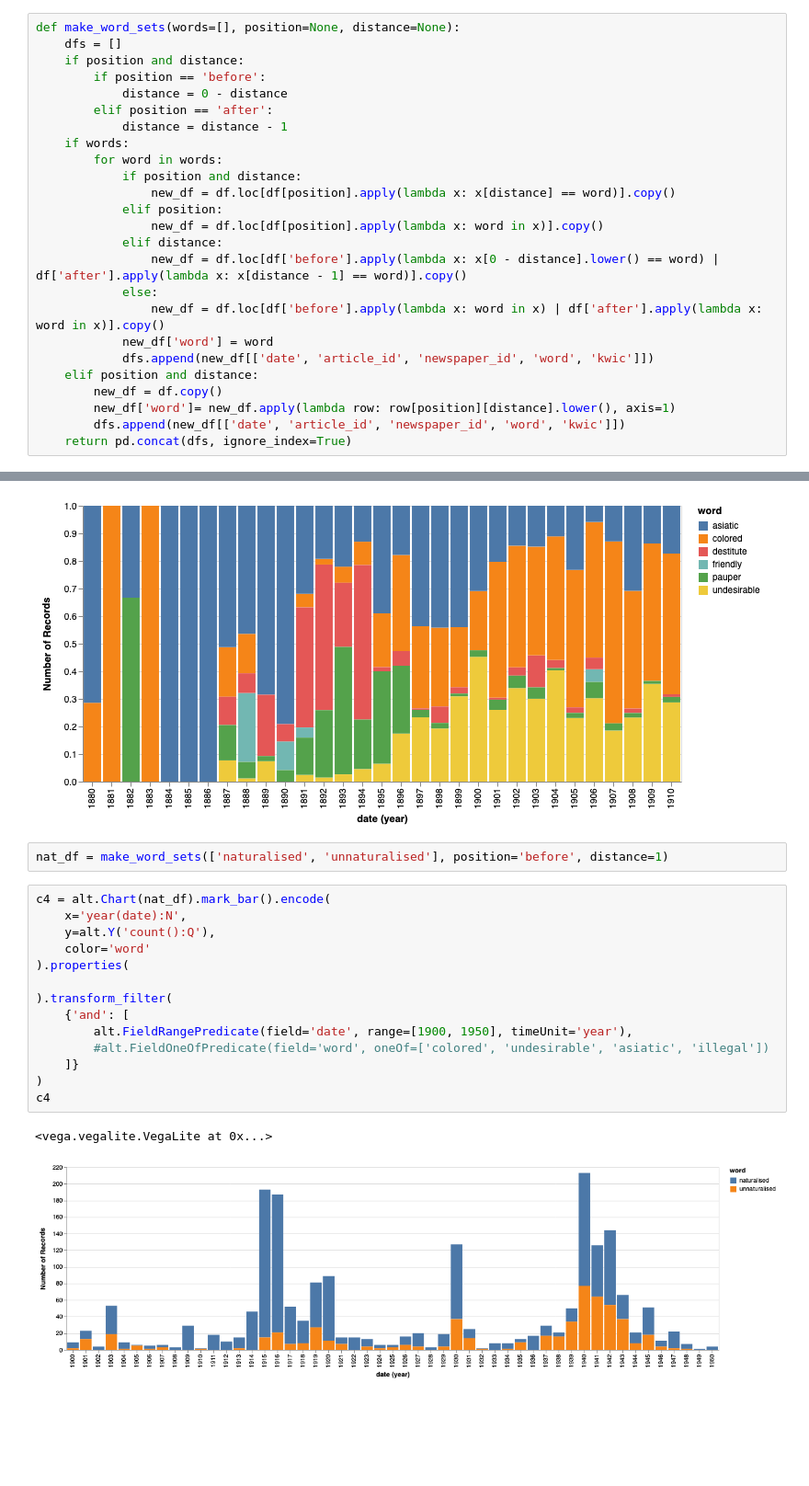
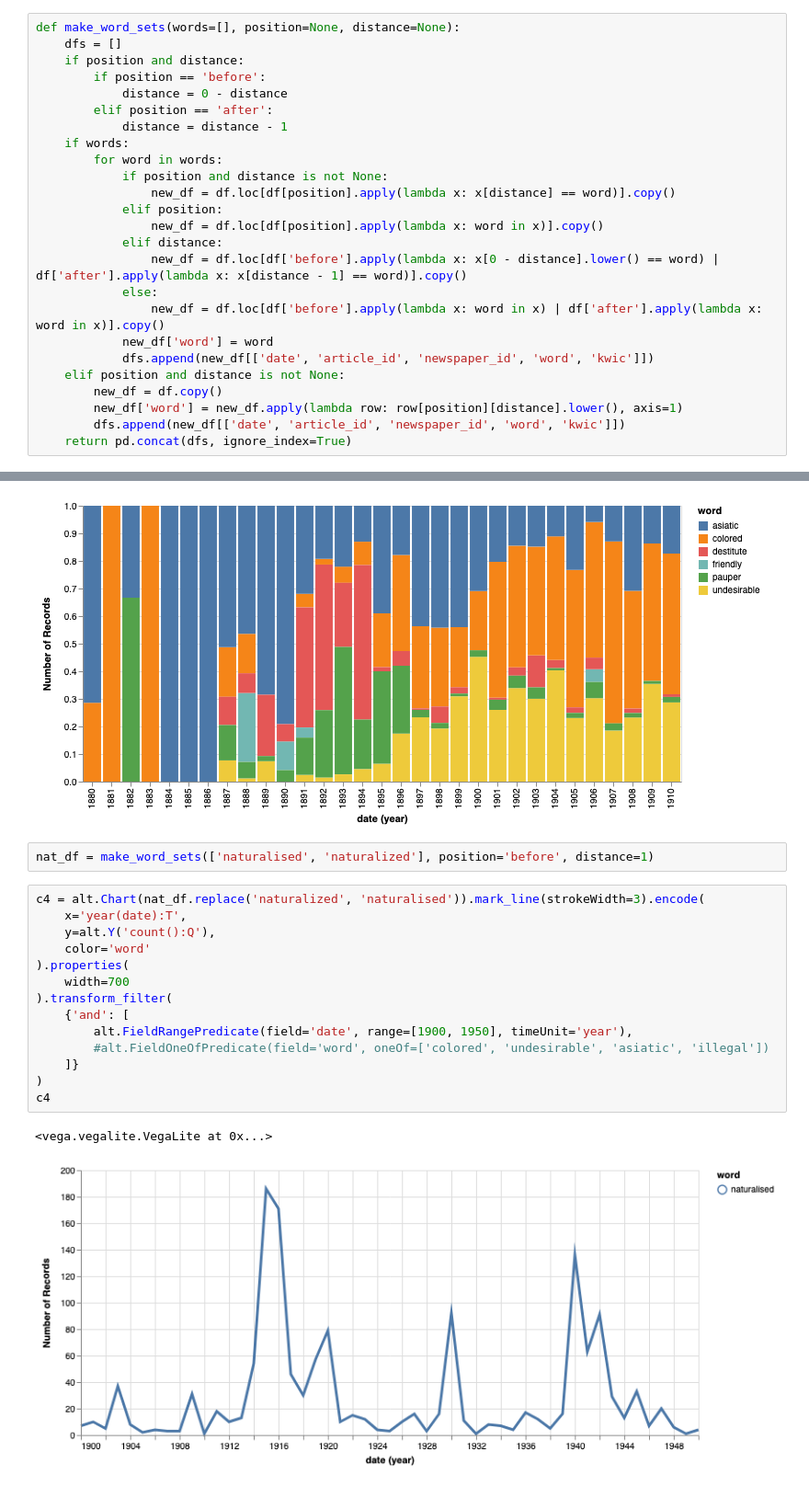
Before and after one commit to wragge/aliens-in-texts, a Jupyter notebook: aliens_in_newspapers.ipynb, the cells around one changed output, grey strips where cells are left out. Shown at 92% size. Drawn from its saved outputs; the diff is of its cells as text; blank space fills up the shorter version.

Commit message:
More charts

```diff
--- a/aliens_in_newspapers.ipynb
+++ b/aliens_in_newspapers.ipynb
@@ -27,7 +27,7 @@ def make_word_sets(words=[], position=None, distance=None):
             distance = distance - 1
     if words:
         for word in words:
-            if position and distance:
+            if position and distance is not None:
                 new_df = df.loc[df[position].apply(lambda x: x[distance] == word)].copy()
             elif position:
                 new_df = df.loc[df[position].apply(lambda x: word in x)].copy()
@@ -37,9 +37,9 @@ def make_word_sets(words=[], position=None, distance=None):
                 new_df = df.loc[df['before'].apply(lambda x: word in x) | df['after'].apply(lambda x: word in x)].copy()
             new_df['word'] = word
             dfs.append(new_df[['date', 'article_id', 'newspaper_id', 'word', 'kwic']])
-    elif position and distance:
+    elif position and distance is not None:
         new_df = df.copy()
-        new_df['word']= new_df.apply(lambda row: row[position][distance].lower(), axis=1)
+        new_df['word'] = new_df.apply(lambda row: row[position][distance].lower(), axis=1)
         dfs.append(new_df[['date', 'article_id', 'newspaper_id', 'word', 'kwic']])
     return pd.concat(dfs, ignore_index=True)
 # %% [markdown]
@@ -160,21 +160,21 @@ c2
 <vega.vegalite.VegaLite at 0x...>
 [figure]
 # %%
-nat_df = make_word_sets(['naturalised', 'unnaturalised'], position='before', distance=1)
+nat_df = make_word_sets(['naturalised', 'naturalized'], position='before', distance=1)
 # %%
-c4 = alt.Chart(nat_df).mark_bar().encode(
-    x='year(date):N',
+c4 = alt.Chart(nat_df.replace('naturalized', 'naturalised')).mark_line(strokeWidth=3).encode(
+    x='year(date):T',
     y=alt.Y('count():Q'),
     color='word'
 ).properties(
-
+    width=700
 ).transform_filter(
     {'and': [
         alt.FieldRangePredicate(field='date', range=[1900, 1950], timeUnit='year'),
         #alt.FieldOneOfPredicate(field='word', oneOf=['colored', 'undesirable', 'asiatic', 'illegal'])
     ]}
 )
 c4
 # %% [output]
 <vega.vegalite.VegaLite at 0x...>
-[figure, old version]
+[figure, new version]
```
Also changed, not shown: parts of 5 cells of this notebook, 8 other files.
